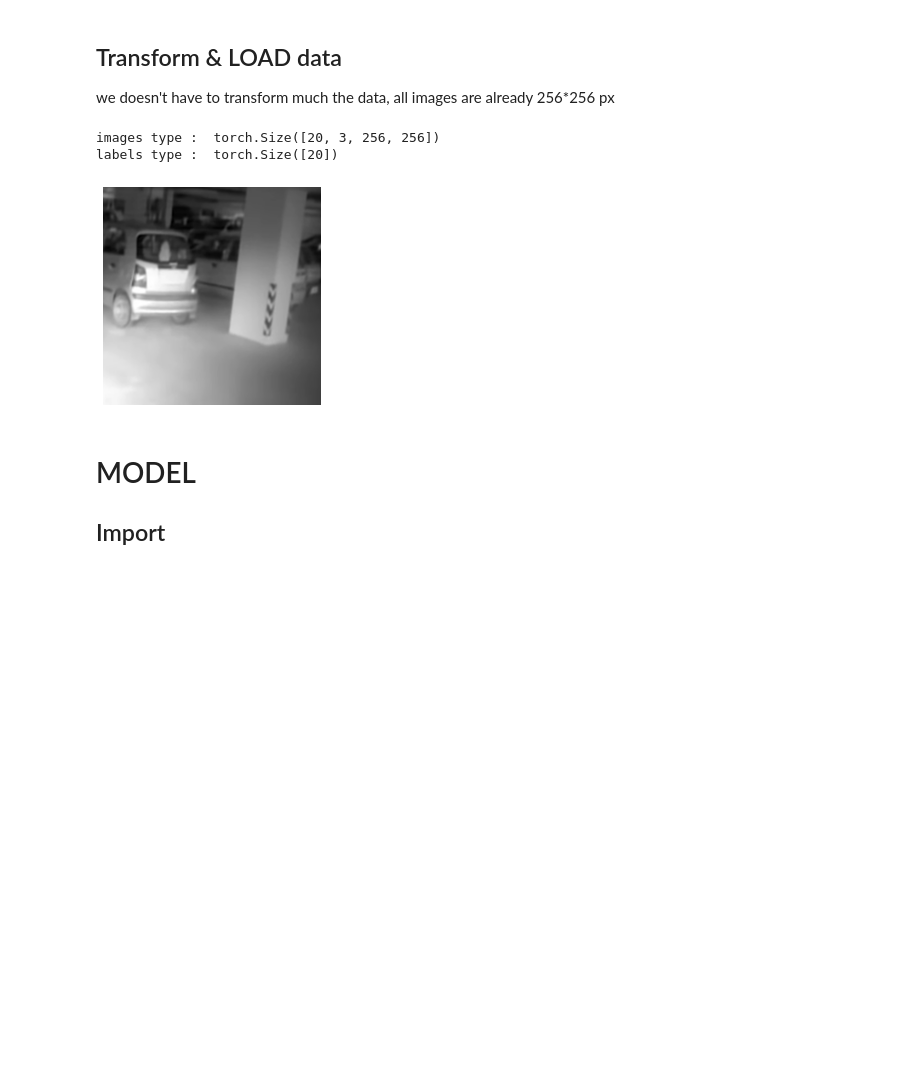
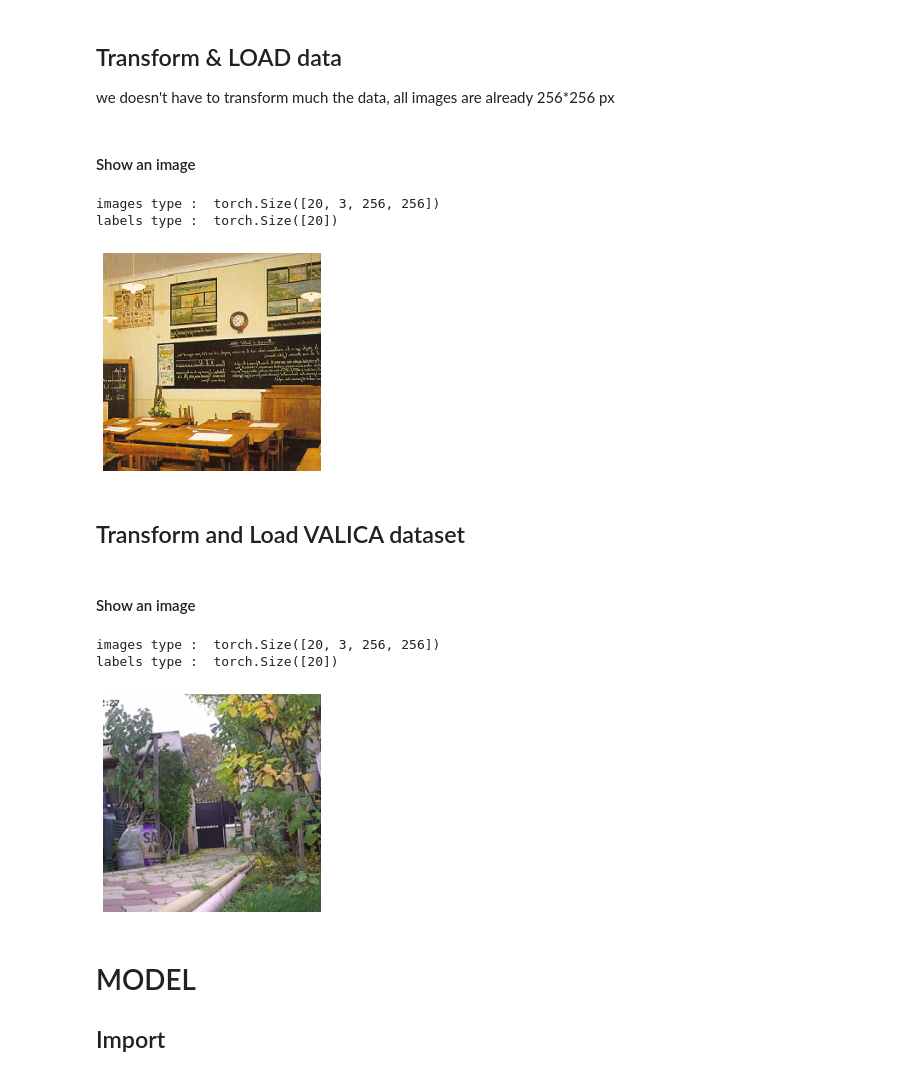
Before and after one commit to Tartenpi0m/Human-Detection-AI, a Jupyter notebook: ia_try.ipynb, the cells around one changed output. Cells and saved outputs as stored; diff of their text form; code cells hidden in the pictures; blank space fills up the shorter version.

```diff
--- a/ia_try.ipynb
+++ b/ia_try.ipynb
@@ -43,8 +46,6 @@ test_dataset = datasets.ImageFolder(data_dir + "/test", transforms.ToTensor())
+# %% [markdown]
+#### Show an image
 # %%
-train_dataloader = torch.utils.data.DataLoader(train_dataset, batch_size=20, shuffle=True)
-test_dataloader = torch.utils.data.DataLoader(test_dataset, batch_size=20, shuffle=True)
-
-
 images, labels = next(iter(train_dataloader))
 
 helper.imshow(images[2], normalize=False)
@@ -54,7 +55,37 @@ print("labels type : ", labels.shape)
 # %% [output]
 images type :  torch.Size([20, 3, 256, 256])
 labels type :  torch.Size([20])
-[figure, old version]
+[figure, new version]
+# %% [markdown]
+## Transform and Load VALICA dataset
+# %%
+data_dir2 = "data/homemade_Valica"
+
+#transform
+transform = transforms.Compose([transforms.Resize(256),
+                                transforms.CenterCrop(256),
+                                transforms.RandomHorizontalFlip(),
+                                transforms.ToTensor()])
+#maybe add normalisation -> transforms.Normalize([0.5, 0.5, 0.5],[0.5, 0.5, 0.5])
+
+
+#load (with ImageFolder)
+test_valica_dataset = datasets.ImageFolder(data_dir2, transform=transform)
+
+test_valica_dataloader = torch.utils.data.DataLoader(test_valica_dataset, batch_size=20, shuffle=True)
+# %% [markdown]
+#### Show an image
+# %%
+images, labels= next(iter(test_valica_dataloader))
+
+helper.imshow(images[0], normalize=False)
+
+print("images type : ", images.shape)
+print("labels type : ", labels.shape)
+# %% [output]
+images type :  torch.Size([20, 3, 256, 256])
+labels type :  torch.Size([20])
+[figure, added]
 # %% [markdown]
 # MODEL
 
```
Also changed, not shown: parts of 13 cells of this notebook.
